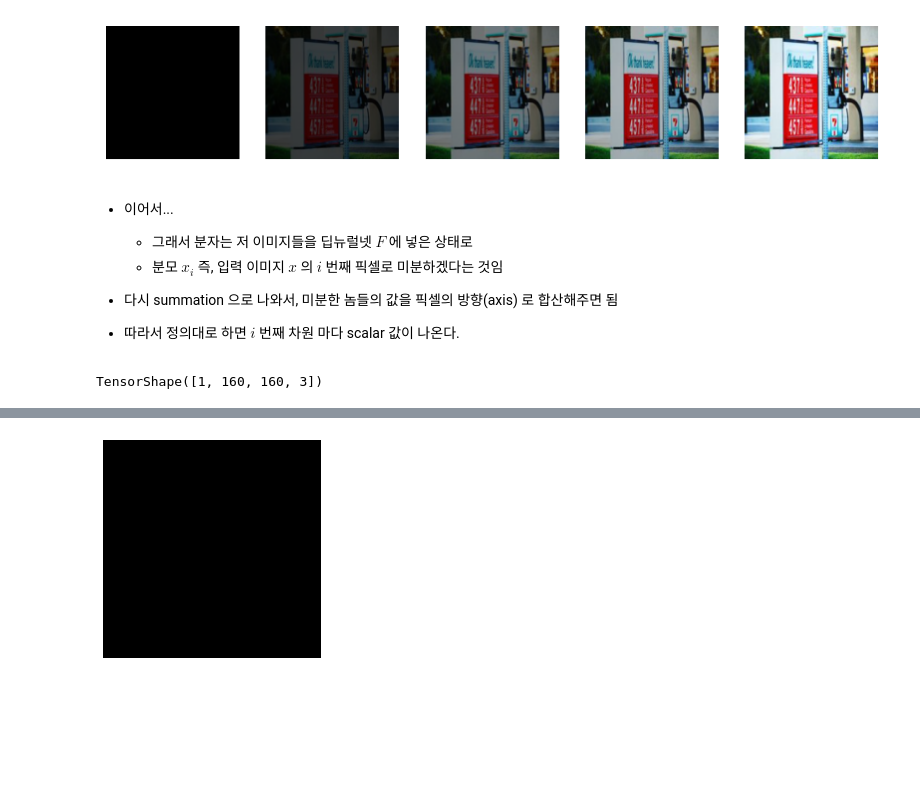
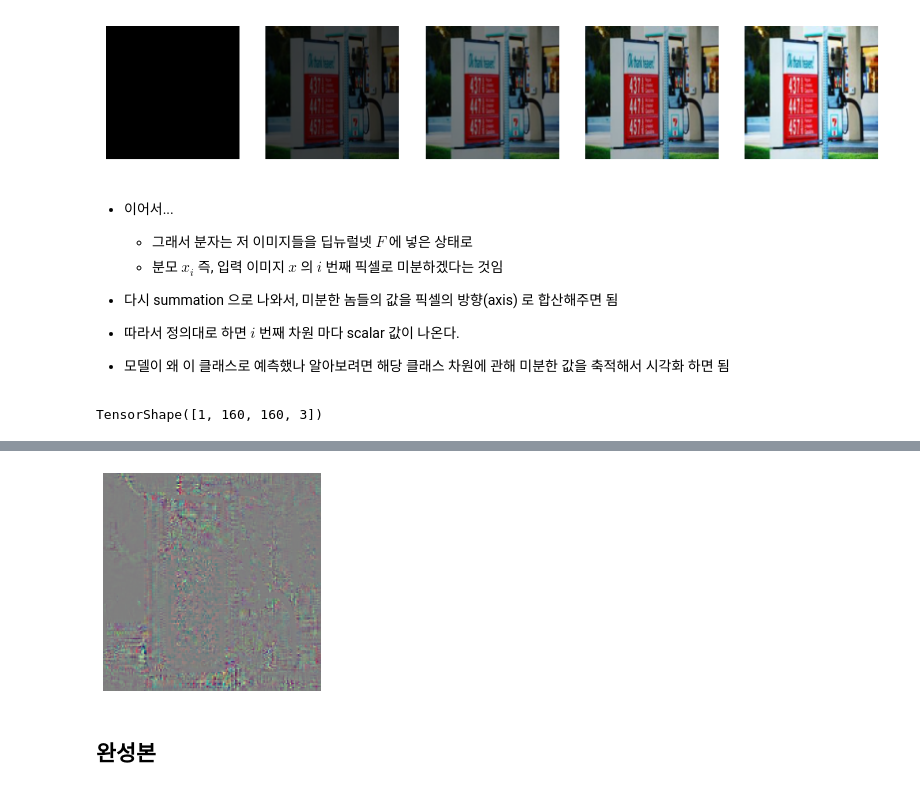
Before and after one commit to hyerica-bdml/tensorflow-2-tutorials, a Jupyter notebook: 07-visualization/05-integrated-gradient.ipynb, the cells around one changed output, grey strips where cells are left out. Saved outputs shown, nothing was run; the diff lists cells and outputs as text; code cells hidden in the pictures; blank space fills up the shorter version.

Commit message:
integrated gradients tutorial done

```diff
--- a/07-visualization/05-integrated-gradient.ipynb
+++ b/07-visualization/05-integrated-gradient.ipynb
@@ -168,14 +168,16 @@ $$
 baseline 은 아래와 같이 만들어볼 수 있다.
 # %%
 np.random.seed(0)
-x = X_test[np.random.randint(len(X_test))]
+idx = np.random.randint(len(X_test))
+x = X_test[idx]
+y = y_test[idx]
 baseline = np.zeros(x.shape)
 
 fig, ax = plt.subplots(1,2)
 ax[0].imshow(baseline)
 ax[0].set_title(f'baseline: $x\'$')
 ax[1].imshow(x)
-ax[1].set_title(f"input image: $x$")
+ax[1].set_title(f"input image: $x$, class={y}")
 for i in range(2):
     ax[i].axis('off')
 plt.show()
@@ -217,6 +219,7 @@ plt.show()
 
 * 다시 summation 으로 나와서, 미분한 놈들의 값을 픽셀의 방향(axis) 로 합산해주면 됨
 * 따라서 정의대로 하면 $i$ 번째 차원 마다 scalar 값이 나온다.
+* 모델이 왜 이 클래스로 예측했나 알아보려면 해당 클래스 차원에 관해 미분한 값을 축적해서 시각화 하면 됨
 # %%
 F_sum = None
 x = tf.expand_dims(tf.squeeze(x), axis=0)
@@ -225,7 +228,7 @@ for k in range(m):
     with tf.GradientTape() as t:
         t.watch(x)
         F_segment = model(img_segment(alpha[k]))
-        grads = t.gradient(F_segment, x)
+        grads = t.gradient(F_segment[0][y], x)
         if F_sum is not None:
             F_sum += grads
         else:
@@ -237,6 +240,8 @@ IG.shape
 # %% [output]
 TensorShape([1, 160, 160, 3])
 # %%
+IG = (IG - np.min(IG)) / (np.max(IG) - np.min(IG))
+
 plt.imshow(np.squeeze(IG))
 plt.axis('off')
 plt.show()
@@ -245,4 +249,6 @@ WARNING:matplotlib.image:Clipping input data to the valid range for imshow with
-[figure, old version]
+[figure, new version]
+# %% [markdown]
+## 완성본
 # %%
 def IntegratedGradients(x, y, m):
     img_segment = lambda k: baseline + k / m * (x - baseline)
```
Also changed, not shown: parts of 5 cells of this notebook.
